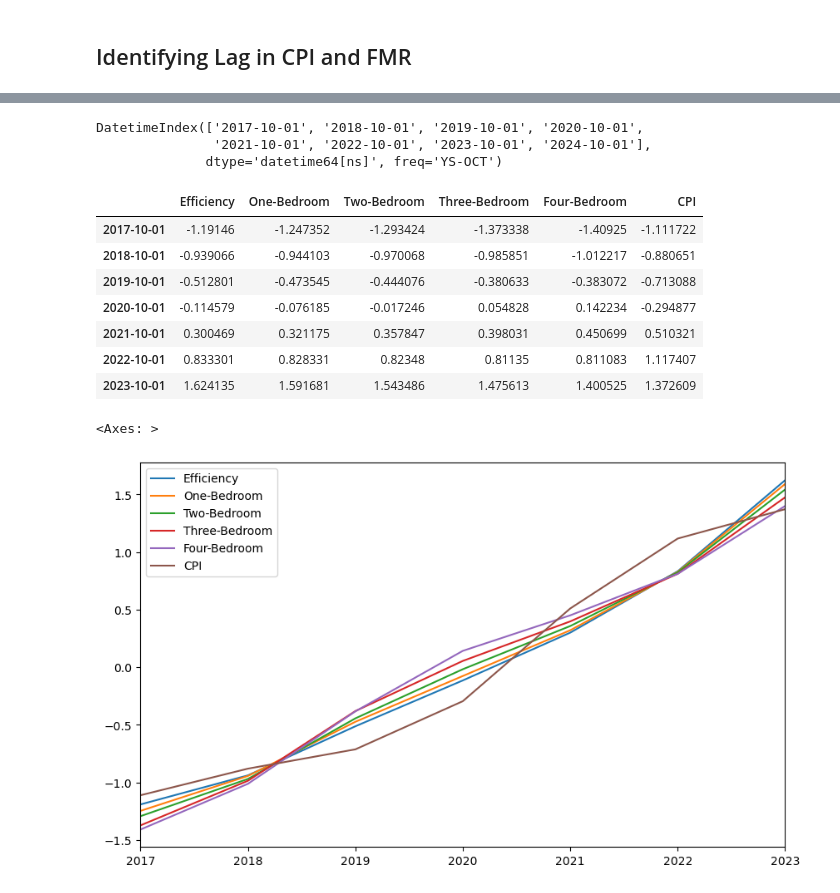
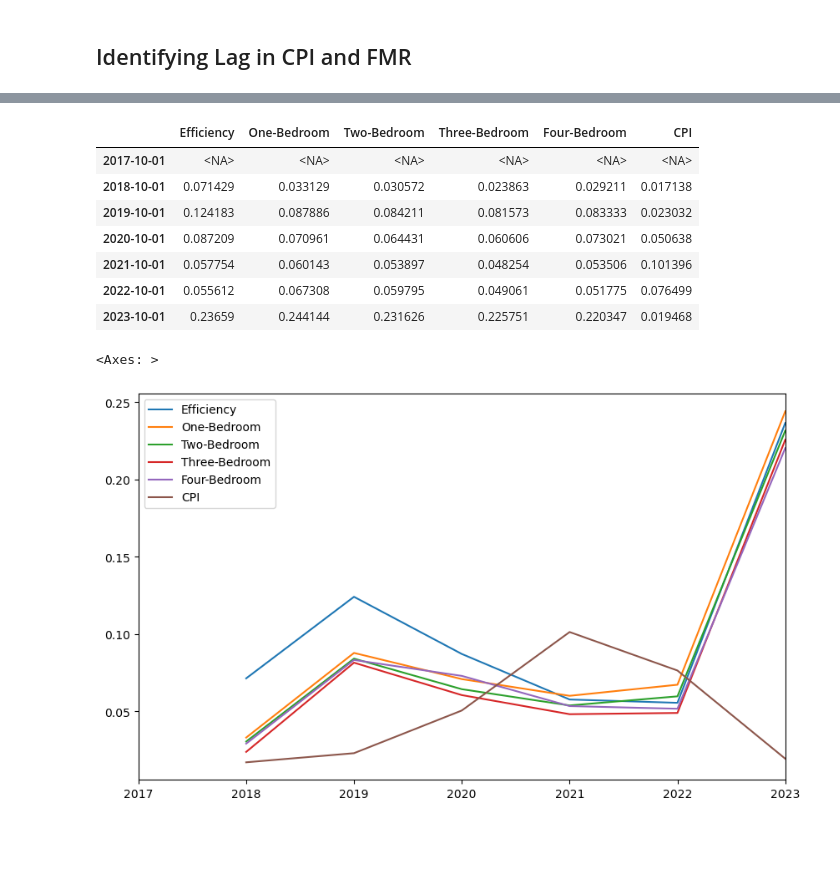
Before and after one commit to shah-satyam/2024Spr_projects, a Jupyter notebook: Single Metro Area Analysis.ipynb, the cells around one changed output, grey strips where cells are left out. Saved outputs shown, nothing was run; the diff lists cells and outputs as text; code cells hidden in the pictures; blank space fills up the shorter version.

```diff
--- a/Single Metro Area Analysis.ipynb
+++ b/Single Metro Area Analysis.ipynb
@@ -203,5 +205,5 @@ state_code
 # %%
-state_data = fetchData.fetch_state_fmr_data(api_config=API_file, start_year=analysis_start_year, end_year=analysis_end_year, state_code=state_code)
+state_data = fetchData.fetch_state_fmr_data(api_config=API_file, start_year=analysis_start_year, end_year=analysis_end_year, state_code=state_code, implementation_month=FMR_implementation_month)
 state_data.head()
 # %% [output]
 |  | code | Efficiency | One-Bedroom | Two-Bedroom | Three-Bedroom | Four-Bedroom | year |
@@ -257,21 +256,8 @@ cbsa_data
 # %% [markdown]
 ## Identifying Lag in CPI and FMR
 # %%
-years = cpi_data.index
-def date_parser(x: str, yr: str):
-    x = yr+' '+x
-    return datetime.strptime(x, '%Y %m')
-years = cpi_data.index
-for year in range(len(years)):
-    y = pd.DataFrame(cpi_data.loc[years[year]])
-    y.reset_index(inplace=True)
-    y['Date'] = y['Month'].apply(lambda x: date_parser(x, years[year]))
-    y = y.drop(columns=['Month']).set_index('Date').rename(columns={years[year]: 'CPI'})
-    if year ==0:
-        cpi_data_t = y.copy()
-    else:
-        cpi_data_t = pd.concat([cpi_data_t, y], axis=0)
-cpi_data_t
+cpi_data_transformed = transformData.transform_cpi_data(cpi_data)
+cpi_data_transformed.tail()
 # %% [output]
 |  | CPI |
 | Date |  |
@@ -294,7 +268,0 @@ cpi_data_t
-# %%
-fmr_implementation_period = pd.date_range("2017-10-01", periods=8, freq="YS-OCT")
-fmr_implementation_period
-# %% [output]
-DatetimeIndex(['2017-10-01', '2018-10-01', '2019-10-01', '2020-10-01',
-               '2021-10-01', '2022-10-01', '2023-10-01', '2024-10-01'],
-              dtype='datetime64[ns]', freq='YS-OCT')
@@ -303,22 +269,20 @@ cpi_data_smooth = cpi_data_t.groupby(pd.Grouper(freq='YS-OCT')).mean()
 # %%
-combined = pd.merge(cbsa_data.set_index('year'), cpi_data_smooth, how='inner' ,left_index=True, right_index=True)
-combined.drop(columns=['code'], inplace=True)
-all_cols = combined.columns
+combined_data= transformData.smooth_and_merge(fmr=cbsa_data, cpi=cpi_data_transformed, start_month=FMR_implementation_month)
 # %%
-combined_normalized = (combined-combined.mean()) / combined.std()
-combined_normalized
+combined_pct_chg = (combined_data-combined_data.shift(1)) / combined_data.shift(1)
+combined_pct_chg
 # %% [output]
 |  | Efficiency | One-Bedroom | Two-Bedroom | Three-Bedroom | Four-Bedroom | CPI |
-| 2017-10-01 | -1.19146 | -1.247352 | -1.293424 | -1.373338 | -1.40925 | -1.111722 |
-| 2018-10-01 | -0.939066 | -0.944103 | -0.970068 | -0.985851 | -1.012217 | -0.880651 |
-| 2019-10-01 | -0.512801 | -0.473545 | -0.444076 | -0.380633 | -0.383072 | -0.713088 |
-| 2020-10-01 | -0.114579 | -0.076185 | -0.017246 | 0.054828 | 0.142234 | -0.294877 |
-| 2021-10-01 | 0.300469 | 0.321175 | 0.357847 | 0.398031 | 0.450699 | 0.510321 |
-| 2022-10-01 | 0.833301 | 0.828331 | 0.82348 | 0.81135 | 0.811083 | 1.117407 |
-| 2023-10-01 | 1.624135 | 1.591681 | 1.543486 | 1.475613 | 1.400525 | 1.372609 |
+| 2017-10-01 | <NA> | <NA> | <NA> | <NA> | <NA> | <NA> |
+| 2018-10-01 | 0.071429 | 0.033129 | 0.030572 | 0.023863 | 0.029211 | 0.017138 |
+| 2019-10-01 | 0.124183 | 0.087886 | 0.084211 | 0.081573 | 0.083333 | 0.023032 |
+| 2020-10-01 | 0.087209 | 0.070961 | 0.064431 | 0.060606 | 0.073021 | 0.050638 |
+| 2021-10-01 | 0.057754 | 0.060143 | 0.053897 | 0.048254 | 0.053506 | 0.101396 |
+| 2022-10-01 | 0.055612 | 0.067308 | 0.059795 | 0.049061 | 0.051775 | 0.076499 |
+| 2023-10-01 | 0.23659 | 0.244144 | 0.231626 | 0.225751 | 0.220347 | 0.019468 |
 # %%
-combined_normalized.plot(kind='line', figsize=(10, 6))
+combined_pct_chg.plot(kind='line', figsize=(10, 6))
 # %% [output]
 <Axes: >
-[figure, old version]
+[figure, new version]
 # %%
```
Also changed, not shown: parts of 13 cells of this notebook, 4 other files.
